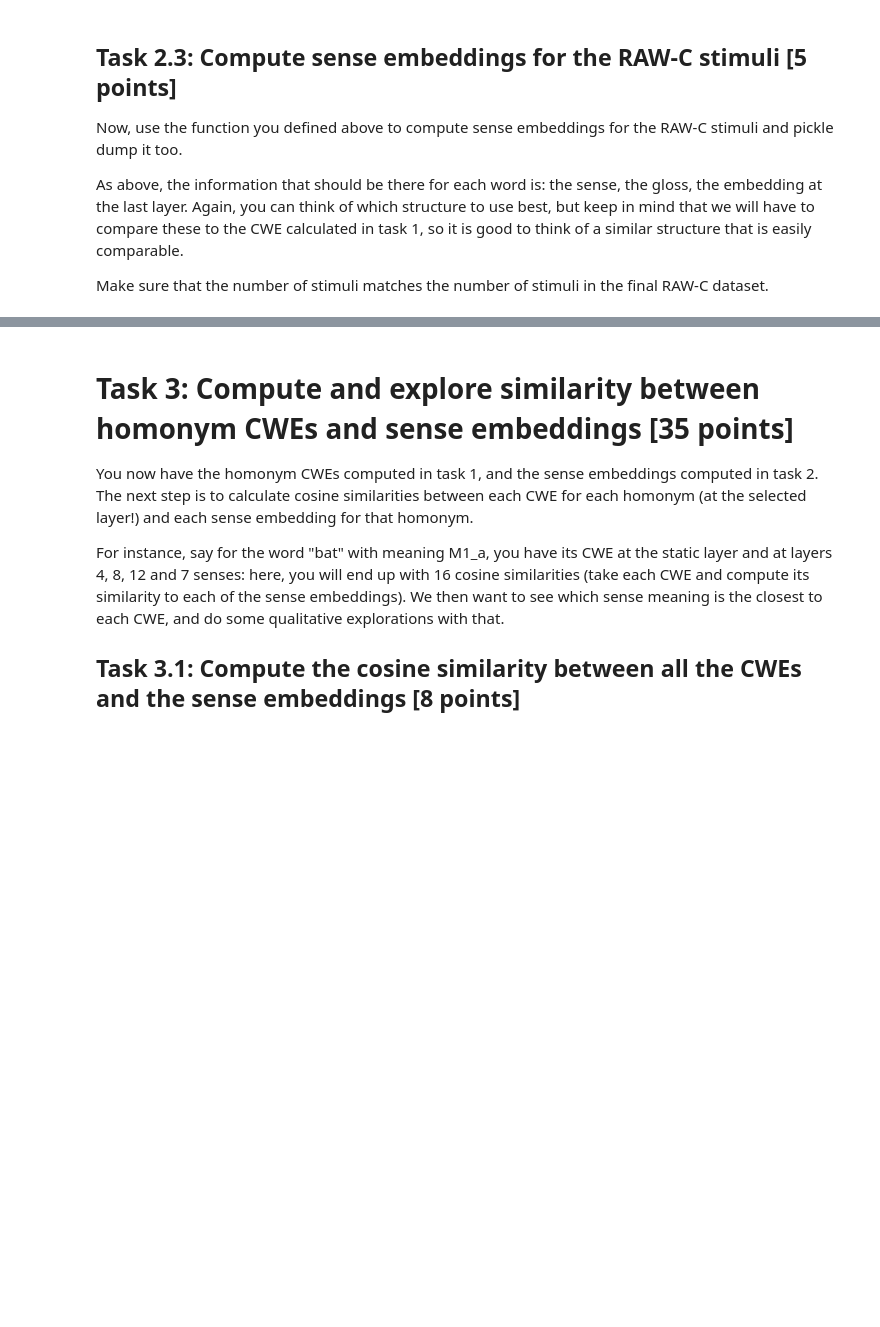
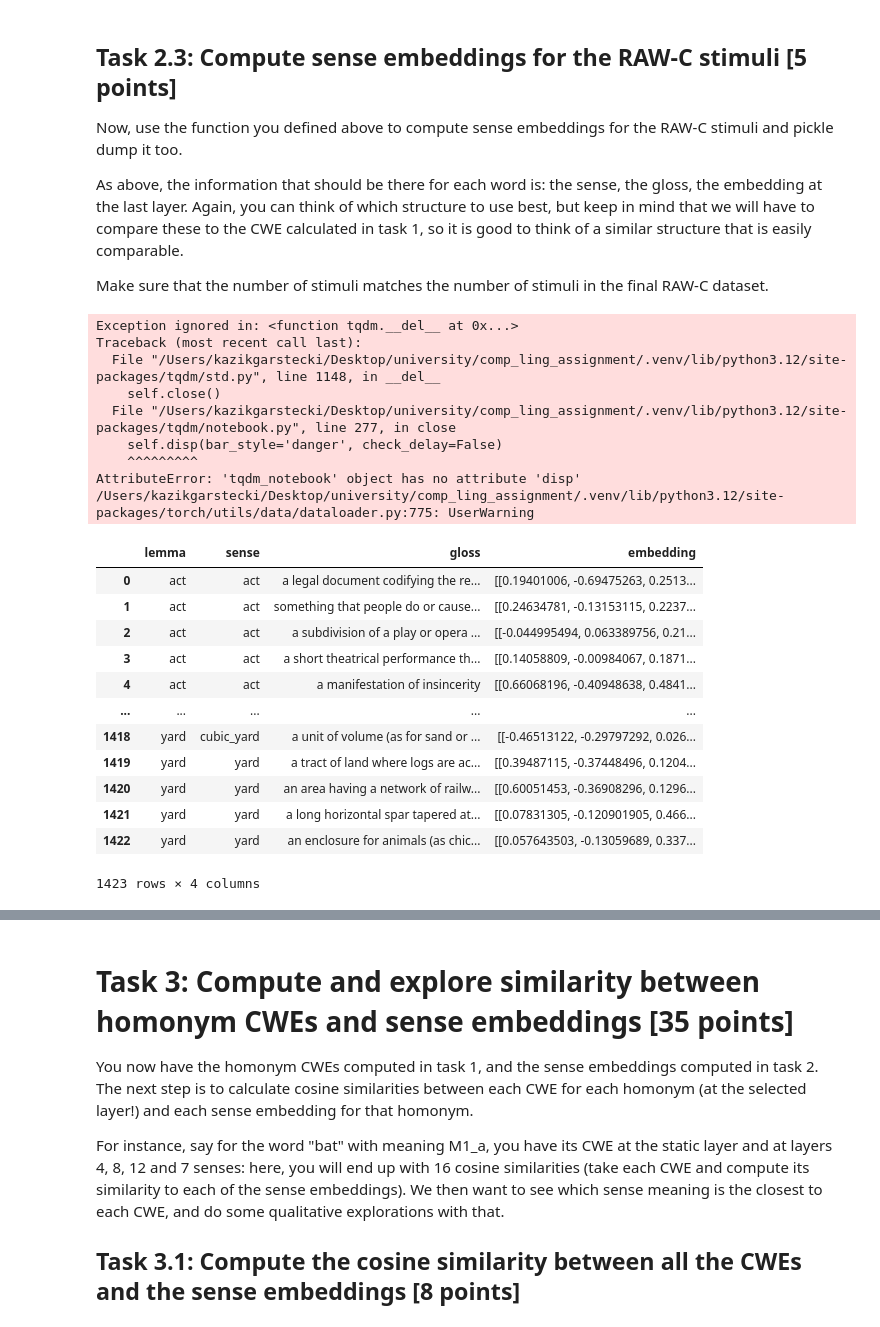
Before and after one commit to kazgar/comp_ling_assignment, a Jupyter notebook: compling26_assignment.ipynb, the cells around one changed output, grey strips where cells are left out. Saved outputs shown, nothing was run; the diff lists cells and outputs as text; code cells hidden in the pictures; blank space fills up the shorter version.

```diff
--- a/compling26_assignment.ipynb
+++ b/compling26_assignment.ipynb
@@ -199,0 +259,32 @@ Make sure that the number of stimuli matches the number of stimuli in the final
+# %%
+raw_c_lemmas = df_sentences["lemma"].unique()
+
+raw_c_sense_embeddings = retrieve_sense_embeddings(
+    raw_c_lemmas,
+    get_senses_and_glosses
+)
+
+raw_c_sense_embeddings
+# %% [output]
+Exception ignored in: <function tqdm.__del__ at 0x...>
+Traceback (most recent call last):
+  File "/Users/kazikgarstecki/Desktop/university/comp_ling_assignment/.venv/lib/python3.12/site-packages/tqdm/std.py", line 1148, in __del__
+    self.close()
+  File "/Users/kazikgarstecki/Desktop/university/comp_ling_assignment/.venv/lib/python3.12/site-packages/tqdm/notebook.py", line 277, in close
+    self.disp(bar_style='danger', check_delay=False)
+    ^^^^^^^^^
+AttributeError: 'tqdm_notebook' object has no attribute 'disp'
+/Users/kazikgarstecki/Desktop/university/comp_ling_assignment/.venv/lib/python3.12/site-packages/torch/utils/data/dataloader.py:775: UserWarning
+|  | lemma | sense | gloss | embedding |
+| 0 | act | act | a legal document codifying the re... | [[0.19401006, -0.69475263, 0.2513... |
+| 1 | act | act | something that people do or cause... | [[0.24634781, -0.13153115, 0.2237... |
+| 2 | act | act | a subdivision of a play or opera ... | [[-0.044995494, 0.063389756, 0.21... |
+| 3 | act | act | a short theatrical performance th... | [[0.14058809, -0.00984067, 0.1871... |
+| 4 | act | act | a manifestation of insincerity | [[0.66068196, -0.40948638, 0.4841... |
+| ... | ... | ... | ... | ... |
+| 1418 | yard | cubic_yard | a unit of volume (as for sand or ... | [[-0.46513122, -0.29797292, 0.026... |
+| 1419 | yard | yard | a tract of land where logs are ac... | [[0.39487115, -0.37448496, 0.1204... |
+| 1420 | yard | yard | an area having a network of railw... | [[0.60051453, -0.36908296, 0.1296... |
+| 1421 | yard | yard | a long horizontal spar tapered at... | [[0.07831305, -0.120901905, 0.466... |
+| 1422 | yard | yard | an enclosure for animals (as chic... | [[0.057643503, -0.13059689, 0.337... |
+1423 rows × 4 columns
```
Also changed, not shown: parts of 11 cells of this notebook, 4 other files.
